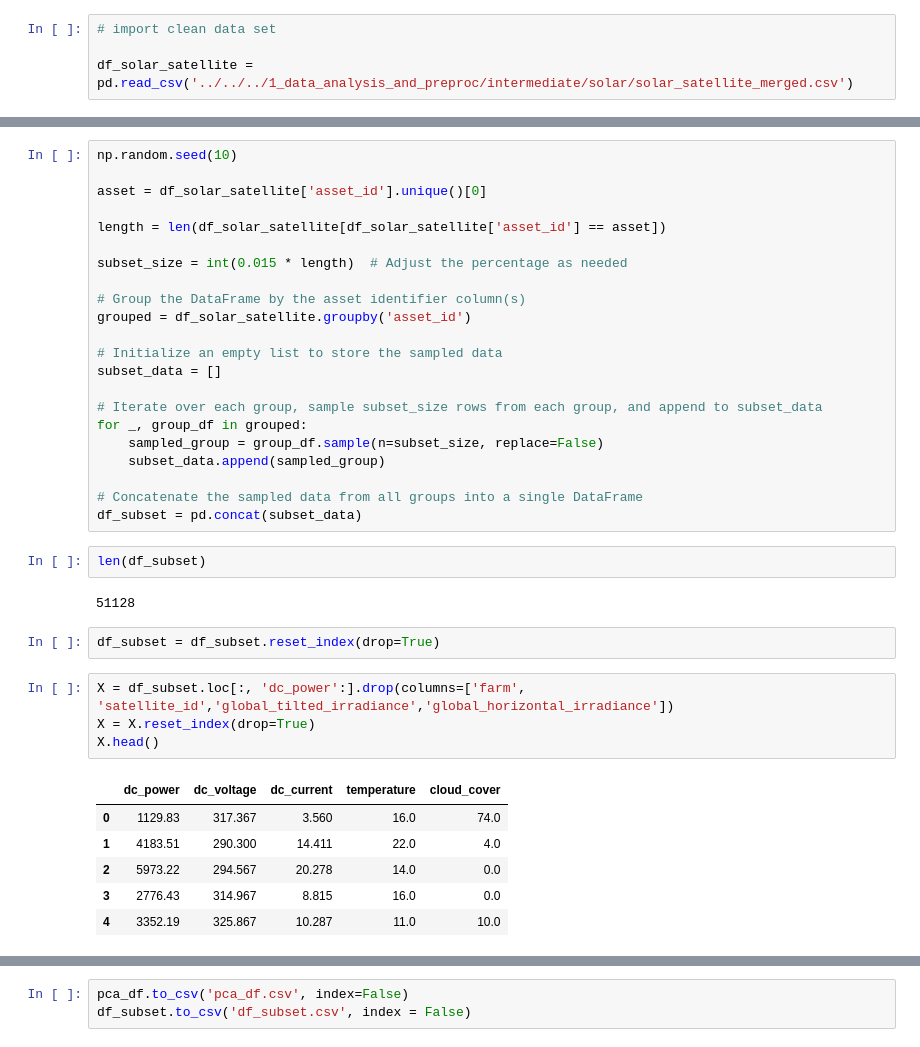
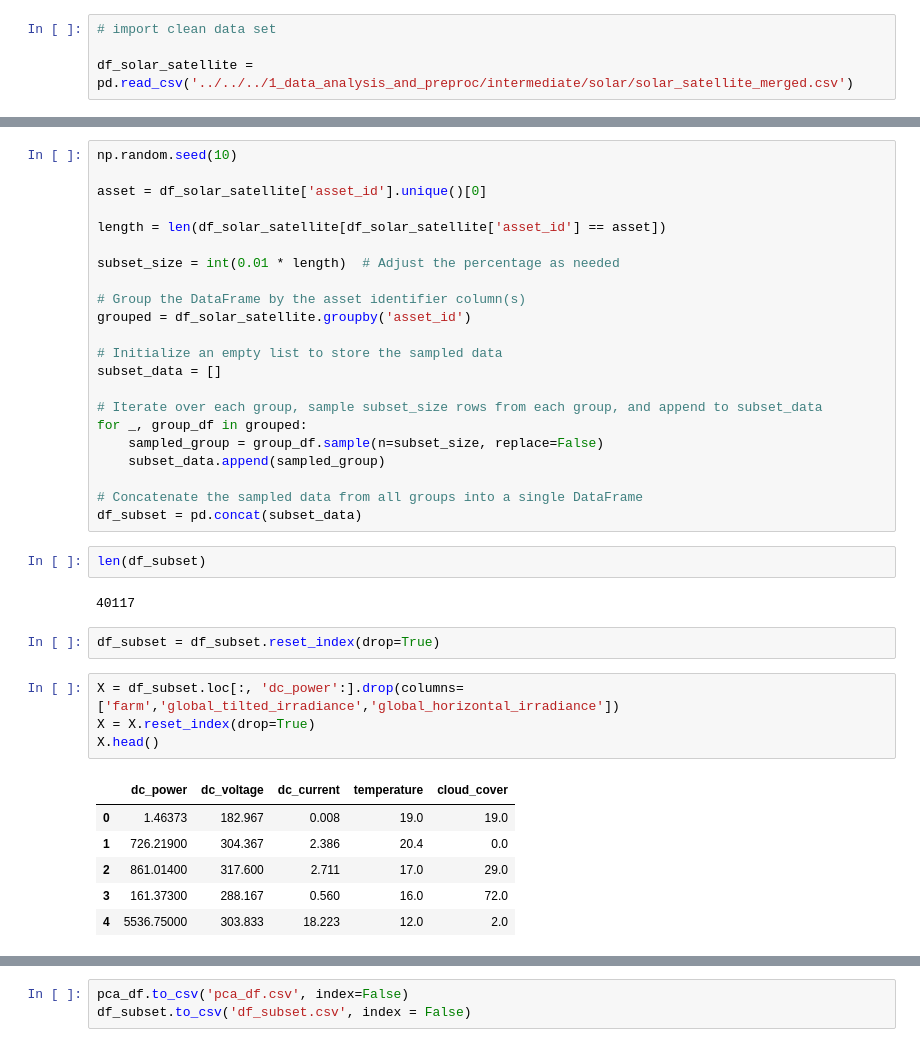
Before and after one commit to sarabreu/thesis_dev, a Jupyter notebook: 2_models/with_raw_data/solar/hierarchical_cluster.ipynb, the cells around one changed output, grey strips where cells are left out. Drawn from its saved outputs; the diff is of its cells as text.

```diff
--- a/2_models/with_raw_data/solar/hierarchical_cluster.ipynb
+++ b/2_models/with_raw_data/solar/hierarchical_cluster.ipynb
@@ -42,7 +42,7 @@ asset = df_solar_satellite['asset_id'].unique()[0]
 
 length = len(df_solar_satellite[df_solar_satellite['asset_id'] == asset])
 
-subset_size = int(0.015 * length)  # Adjust the percentage as needed
+subset_size = int(0.01 * length)  # Adjust the percentage as needed
 
 # Group the DataFrame by the asset identifier column(s)
 grouped = df_solar_satellite.groupby('asset_id')
@@ -60,20 +60,20 @@ df_subset = pd.concat(subset_data)
 # %%
 len(df_subset)
 # %% [output]
-51128
+40117
 # %%
 df_subset = df_subset.reset_index(drop=True)
 # %%
-X = df_subset.loc[:, 'dc_power':].drop(columns=['farm', 'satellite_id','global_tilted_irradiance','global_horizontal_irradiance'])
+X = df_subset.loc[:, 'dc_power':].drop(columns=['farm','global_tilted_irradiance','global_horizontal_irradiance'])
 X = X.reset_index(drop=True)
 X.head()
 # %% [output]
 |  | dc_power | dc_voltage | dc_current | temperature | cloud_cover |
-| 0 | 1129.83 | 317.367 | 3.560 | 16.0 | 74.0 |
-| 1 | 4183.51 | 290.300 | 14.411 | 22.0 | 4.0 |
-| 2 | 5973.22 | 294.567 | 20.278 | 14.0 | 0.0 |
-| 3 | 2776.43 | 314.967 | 8.815 | 16.0 | 0.0 |
-| 4 | 3352.19 | 325.867 | 10.287 | 11.0 | 10.0 |
+| 0 | 1.46373 | 182.967 | 0.008 | 19.0 | 19.0 |
+| 1 | 726.21900 | 304.367 | 2.386 | 20.4 | 0.0 |
+| 2 | 861.01400 | 317.600 | 2.711 | 17.0 | 29.0 |
+| 3 | 161.37300 | 288.167 | 0.560 | 16.0 | 72.0 |
+| 4 | 5536.75000 | 303.833 | 18.223 | 12.0 | 2.0 |
 # %%
 scaler = StandardScaler()
 X_scaled = scaler.fit_transform(X)
```
Also changed, not shown: parts of 9 cells of this notebook, 2 other files.
